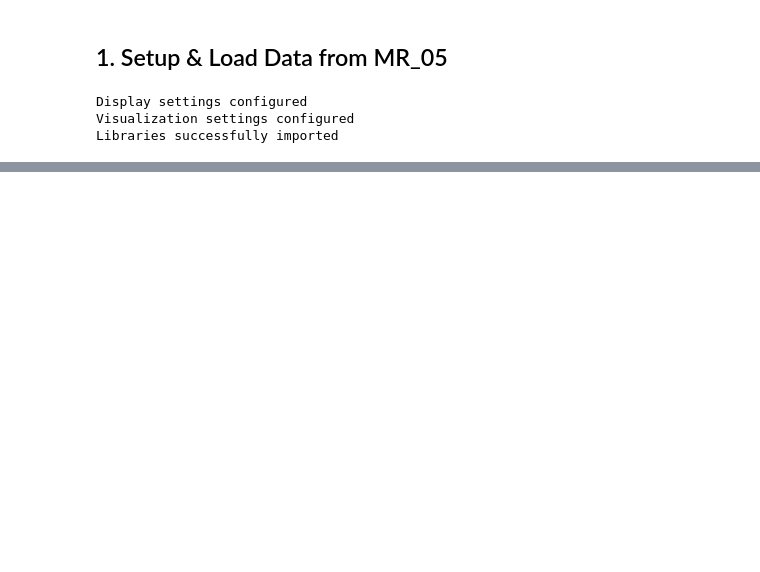
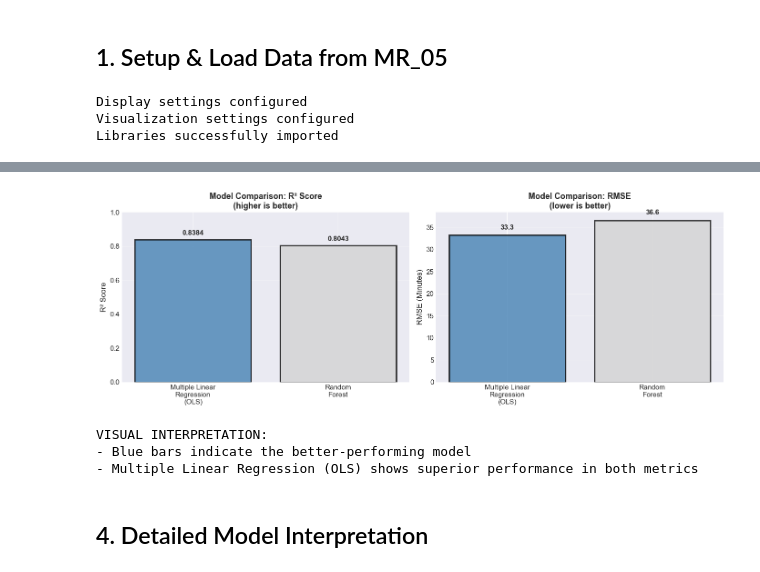
Before and after one commit to ganemmah/Schweizer_Wanderwege, a Jupyter notebook: notebooks/MR_06_model_evaluation.ipynb, the cells around one changed output, grey strips where cells are left out. Drawn from its saved outputs; the diff is of its cells as text; code cells hidden in the pictures; blank space fills up the shorter version.

```diff
--- a/notebooks/MR_06_model_evaluation.ipynb
+++ b/notebooks/MR_06_model_evaluation.ipynb
@@ -155,0 +156,41 @@ INTERPRETATION OF VISUALIZATIONS:
+# %%
+fig, axes = plt.subplots(1, 2, figsize=(14, 5))
+
+models = ['Multiple Linear\nRegression\n(OLS)', 'Random\nForest']
+r2_scores = [test_r2, test_r2_rf]
+rmse_scores = [test_rmse, test_rmse_rf]
+
+# Plot 1: R² Comparison
+colors_r2 = ['steelblue' if r2 == max(r2_scores) else 'lightgray' for r2 in r2_scores]
+bars1 = axes[0].bar(models, r2_scores, color=colors_r2, edgecolor='black', alpha=0.8, linewidth=2)
+axes[0].set_ylabel('R² Score', fontsize=12)
+axes[0].set_title('Model Comparison: R² Score\n(higher is better)', fontsize=13, fontweight='bold')
+axes[0].set_ylim([0, 1])
+axes[0].grid(axis='y', alpha=0.3)
+for bar, score in zip(bars1, r2_scores):
+    axes[0].text(bar.get_x() + bar.get_width()/2, bar.get_height() + 0.02,
+                 f'{score:.4f}', ha='center', va='bottom', fontweight='bold', fontsize=11)
+
+# Plot 2: RMSE Comparison
+colors_rmse = ['steelblue' if rmse == min(rmse_scores) else 'lightgray' for rmse in rmse_scores]
+bars2 = axes[1].bar(models, rmse_scores, color=colors_rmse, edgecolor='black', alpha=0.8, linewidth=2)
+axes[1].set_ylabel('RMSE (Minutes)', fontsize=12)
+axes[1].set_title('Model Comparison: RMSE\n(lower is better)', fontsize=13, fontweight='bold')
+axes[1].grid(axis='y', alpha=0.3)
+for bar, score in zip(bars2, rmse_scores):
+    axes[1].text(bar.get_x() + bar.get_width()/2, bar.get_height() + 1,
+                 f'{score:.1f}', ha='center', va='bottom', fontweight='bold', fontsize=11)
+
+plt.tight_layout()
+plt.show()
+
+print("VISUAL INTERPRETATION:")
+print(f"- Blue bars indicate the better-performing model")
+print(f"- {best_model_name} shows superior performance in both metrics")
+# %% [output]
+[figure, added]
+VISUAL INTERPRETATION:
+- Blue bars indicate the better-performing model
+- Multiple Linear Regression (OLS) shows superior performance in both metrics
+# %% [markdown]
+## 4. Detailed Model Interpretation
```
Also changed, not shown: parts of 25 cells of this notebook, 5 other files.
